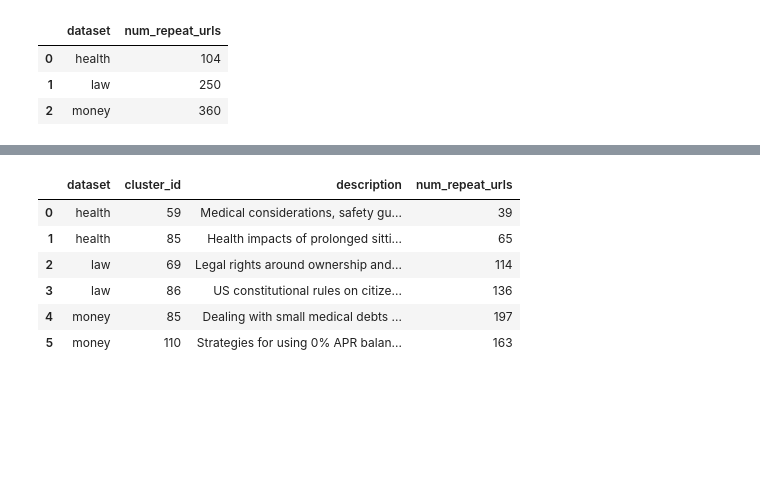
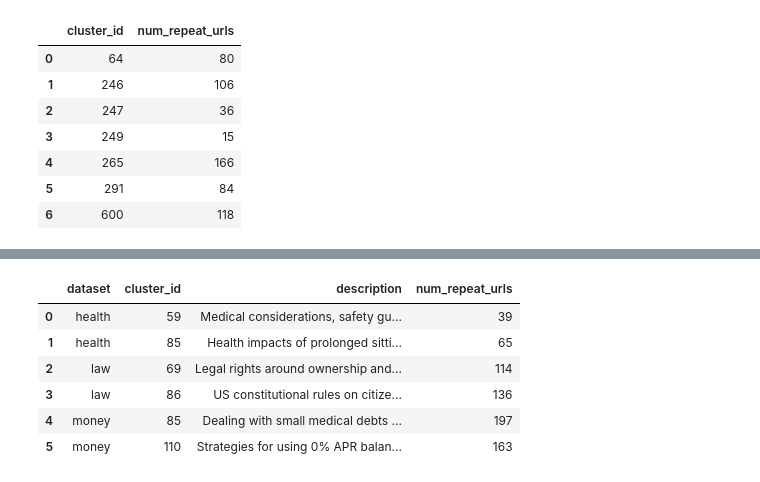
Before and after one commit to Tingwei-Zhang/storm-geo, a Jupyter notebook: analysis.ipynb, the cells around one changed output, grey strips where cells are left out. Saved outputs shown, nothing was run; the diff lists cells and outputs as text; code cells hidden in the pictures; blank space fills up the shorter version.

Commit message:
checkpoint analysis notebook progress.
Capture current S3 download and grouped-run analysis notebook state before starting the reddit injection experiment track.

Made-with: Cursor

```diff
--- a/analysis.ipynb
+++ b/analysis.ipynb
@@ -11,7 +11,8 @@ AWS_PROFILE = "vitaly-aws"
 
 # Derived: run_id is job_id without array index (e.g. parent:0 -> parent)
 RUN_ID = JOB_ID.split(":")[0]
-RUN_DIR = f"{RESULTS_BASE_DIR}/baseline"
+# RUN_DIR = f"{RESULTS_BASE_DIR}/base"
+RUN_DIR = f"{RESULTS_BASE_DIR}/base_grouped"
 # %%
 from pathlib import Path
 import json
@@ -131,6 +125,6 @@ Loaded 137 instance dumps
 # %%
 # Step 2: Load instance_dump.json from each sub-run
-run_path = Path('results/base')
+run_path = Path('results/base_grouped')
 runs = []  # list of {chunk_id, subdir, instance_dump}
 
 for subdir in sorted(run_path.iterdir()):
@@ -187,7 +181,7 @@ def sanitize_question_id(question_id: str) -> str:
     safe = safe.strip("_") or "unknown"
     return safe[:200]
 
-manifest = pd.read_csv('experiment_config/base/manifest.csv')
+manifest = pd.read_csv('experiment_config/base_grouped/manifest.csv')
 # Build sanitized_id -> first matching row (question_id, topic, cluster_id, dataset)
 sanitized_to_row = {}
 for _, row in manifest.iterrows():
@@ -293,4 +292,4 @@ desc_df = pd.DataFrame(filtered_descriptions)
 # %%
-cross_df['url_base'] = cross_df.url.map(lambda x: x.split('https://')[1].split('/')[0].replace('www.', ''))
-cross_df = pd.merge(cross_df, desc_df, on=['dataset', 'cluster_id'])
+cross_df['url_base'] = cross_df.url.map(lambda x: (x.split('://', 1)[1] if '://' in x else x).split('/')[0].replace('www.', ''))
+# cross_df = pd.merge(cross_df, desc_df, on=['dataset', 'cluster_id'])
 # %%
@@ -298,10 +348,14 @@ cross_df[['dataset', 'cluster_id', 'description', 'question_ids', 'url', 'url_ba
 # %%
-cross_df.groupby(by=['dataset'])['count'].sum().reset_index()[['dataset', 'count']].rename(columns={'count': 'num_repeat_urls'})
+cross_df.groupby(by=['cluster_id'])['count'].sum().reset_index()[['cluster_id', 'count']].rename(columns={'count': 'num_repeat_urls'})
 # %% [output]
-|  | dataset | num_repeat_urls |
-| 0 | health | 104 |
-| 1 | law | 250 |
-| 2 | money | 360 |
+|  | cluster_id | num_repeat_urls |
+| 0 | 64 | 80 |
+| 1 | 246 | 106 |
+| 2 | 247 | 36 |
+| 3 | 249 | 15 |
+| 4 | 265 | 166 |
+| 5 | 291 | 84 |
+| 6 | 600 | 118 |
 # %%
 filtered_domains = ['reddit.com', 'wikipedia.org', 'stackexchange.com', 'quora.com']
 cross_df[
```
Also changed, not shown: parts of 12 cells of this notebook.
